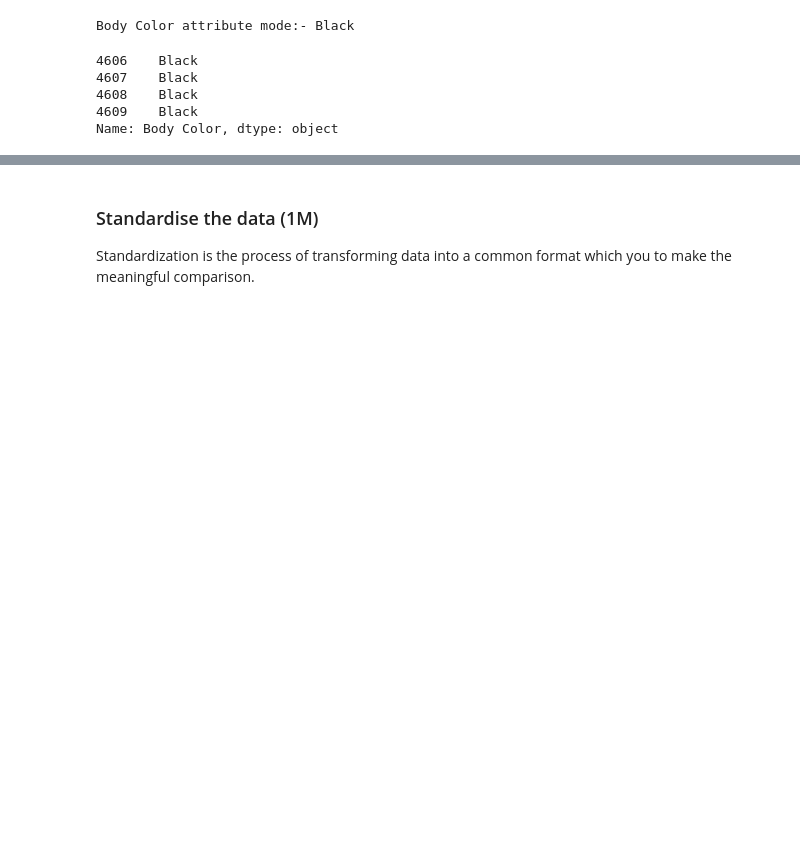
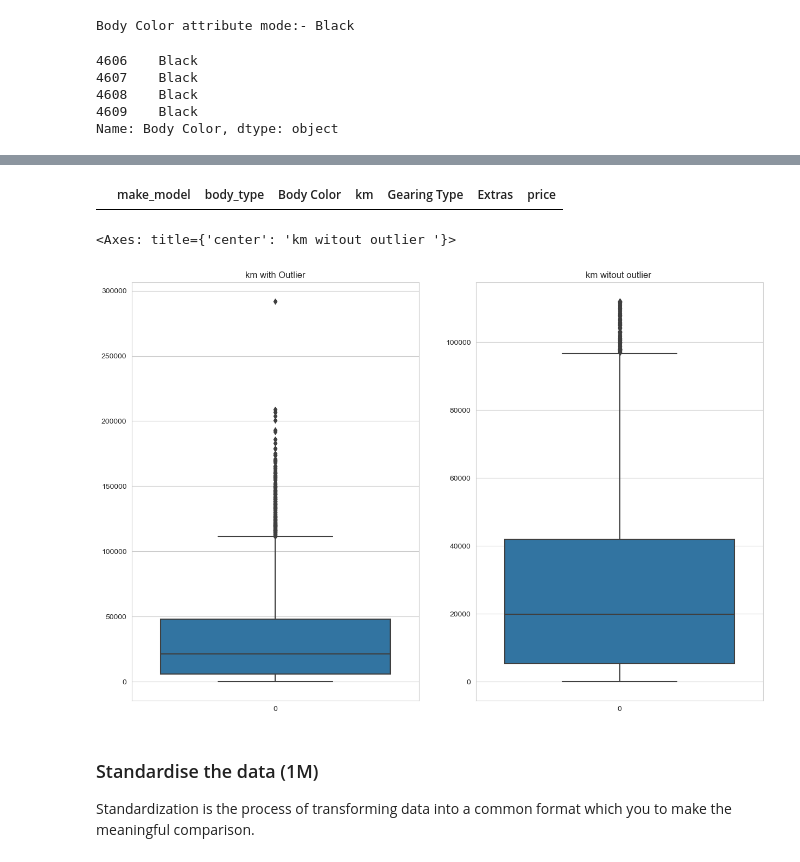
Before and after one commit to shreenath197/FeatureEngineeringE2EProject_CarPricePrediction, a Jupyter notebook: FE_END-to END PROJECT.ipynb, the cells around one changed output, grey strips where cells are left out. Saved outputs shown, nothing was run; the diff lists cells and outputs as text; code cells hidden in the pictures; blank space fills up the shorter version.

```diff
--- a/FE_END-to END PROJECT.ipynb
+++ b/FE_END-to END PROJECT.ipynb
@@ -235,0 +325,6 @@ car_data_cleaned.shape
+# %%
+# removing duplicate records
+print("Total no. of rows:-                        {} ".format(dataSet.shape[0:2][0]))
+print("Total no of duplicate records count:-      {}".format(duplicateValue_Count))
+dataSet = dataSet.drop_duplicates(subset=None,keep='first')
+print("Total No. of Unique or unduplicated rows:- {}".format(dataSet.shape[0]))
@@ -257 +362,5 @@ Name: Body Color, dtype: object
+# %%
+# Imputing missing values by mean for "km" attribute
+km_mean=round(dataSet['km'].mean())
+dataSet['km'].fillna(km_mean,inplace=True)
 # %%
@@ -260,3 +407,23 @@ dataSet['Body Color'].loc[BodyColor_nullValues_index]
+# %%
+# removing outliers records in 'km' features
+dataSet_without_outliers=dataSet[(dataSet['km']>=lower_value_km) & (dataSet['km']<=upper_value_km)]
+# %%
+# # checking that outliers records are removed in 'km' features
+dataSet_without_outliers[(dataSet['km']<=lower_value_km) | (dataSet['km']>=upper_value_km)]
+# %% [output]
+|  | make_model | body_type | Body Color | km | Gearing Type | Extras | price |
+# %%
+plt.figure(figsize=(15,10))
+plt.subplot(1,2,1)
+plt.title('km with Outlier')
+sbn.boxplot(dataSet['km'])
+
+plt.subplot(1,2,2)
+plt.title('km witout outlier ')
+sbn.boxplot(dataSet_without_outliers['km'])
+# %% [output]
+<Axes: title={'center': 'km witout outlier '}>
+[figure, added]
 # %% [markdown]
 ### Standardise the data (1M)
 Standardization is the process of transforming data into a common format which you to make the meaningful comparison.
```
Also changed, not shown: parts of 26 cells of this notebook, 1 other file.
